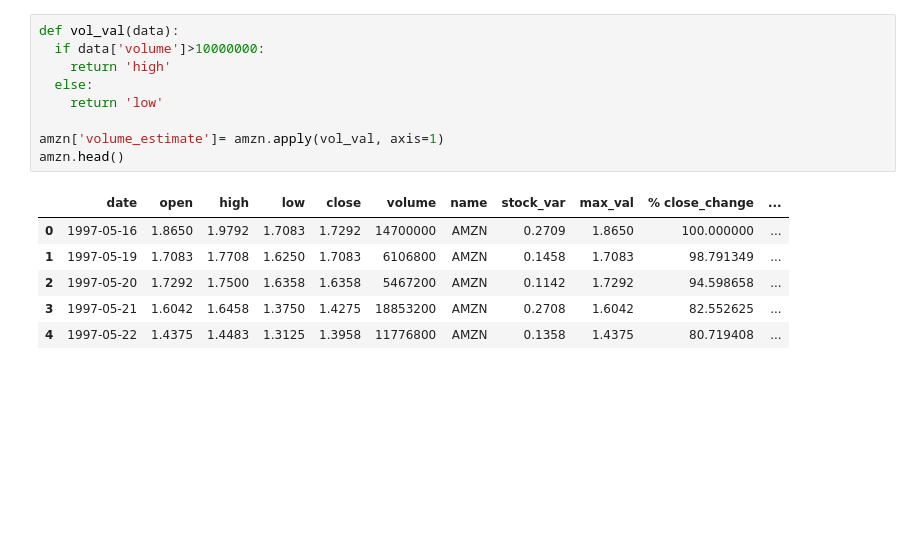
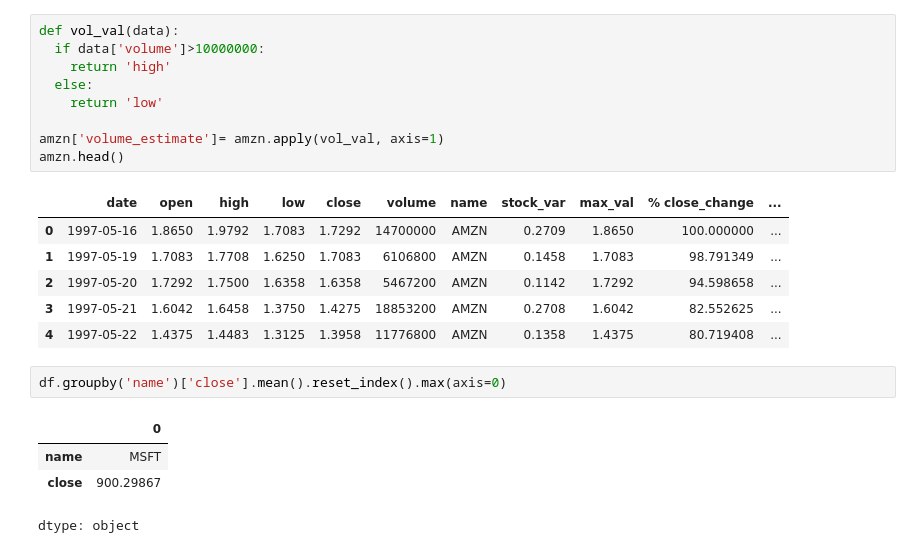
Before and after one commit to crisbpadilla/DataScience-M2M-course-Datatalent, a Jupyter notebook: PandasExcercises.ipynb, the cells around one changed output. Drawn from its saved outputs; the diff is of its cells as text; blank space fills up the shorter version.

```diff
--- a/PandasExcercises.ipynb
+++ b/PandasExcercises.ipynb
@@ -264,3 +293,10 @@ amzn.head()
 | 2 | 1997-05-20 | 1.7292 | 1.7500 | 1.6358 | 1.6358 | 5467200 | AMZN | 0.1142 | 1.7292 | 94.598658 | ... |
 | 3 | 1997-05-21 | 1.6042 | 1.6458 | 1.3750 | 1.4275 | 18853200 | AMZN | 0.2708 | 1.6042 | 82.552625 | ... |
 | 4 | 1997-05-22 | 1.4375 | 1.4483 | 1.3125 | 1.3958 | 11776800 | AMZN | 0.1358 | 1.4375 | 80.719408 | ... |
+# %%
+df.groupby('name')['close'].mean().reset_index().max(axis=0)
+# %% [output]
+|  | 0 |
+| name | MSFT |
+| close | 900.29867 |
+dtype: object
```
Also changed, not shown: parts of 1 cell of this notebook.
